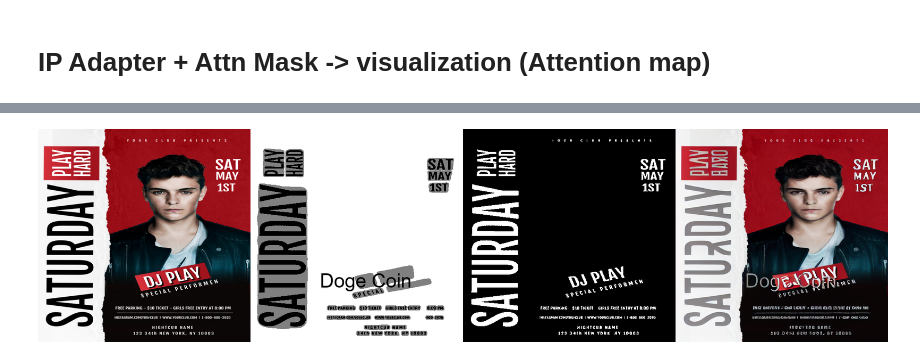
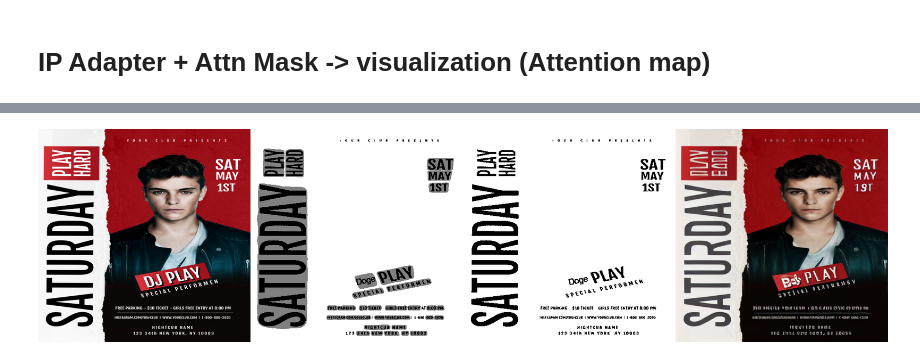
Before and after one commit to GoGiants1/MLVU-project, a Jupyter notebook: attention_vis.ipynb, the cells around one changed output, grey strips where cells are left out. Drawn from its saved outputs; the diff is of its cells as text; code cells hidden in the pictures.

Commit message:
dynamic mask size

```diff
--- a/attention_vis.ipynb
+++ b/attention_vis.ipynb
@@ -47,7 +47,7 @@ input_image = Image.open("text_diffuser/assets/test01.jpeg").convert("RGB").resi
 
 """ Change the text in the original image by coordinates and  """
 
-sample_text="Doge Coin"
+sample_text="Doge"
 # for original_input.jpeg. 110, 500에서 가장 가까운 mask의 글자를 바꾼다.
 coordinates=[[256, 256]]
 
@@ -65,7 +65,8 @@ arg_maskgen = make_text_segmentation_args(
     hier_det=True,
 )
 
-out, tss = gen_bbox_mask_and_text_stroke_mask(input_image, sample_text=sample_text, choice_list=coordinates, arg_textseg=arg_textseg, arg_maskgen=arg_maskgen)
+out, tss = gen_bbox_mask_and_text_stroke_mask(input_image, sample_text=sample_text, coordinates=coordinates, arg_textseg=arg_textseg, arg_maskgen=arg_maskgen)
+
 
 # out.save(f"./assets/mask_1_out.png") # for debugging
 text_mask_image = cv2.cvtColor(np.array(out), cv2.COLOR_RGB2BGR)
@@ -128,12 +130,14 @@ IP Adapter mask num  2
 hook_fn:  up_blocks.3.attentions.2.transformer_blocks.0.attn2
 # %%
 from diffusers.utils import make_image_grid
-img_list = [input_image, out, tss_image, output]
+text_mask_pil = Image.fromarray(out)
+img_list = [input_image, text_mask_pil, tss_image, output]
+resized_img_list = [img.resize((512,512)) for img in img_list]
 
-img = make_image_grid(img_list, rows=1, cols=len(img_list))
+img = make_image_grid(resized_img_list, rows=1, cols=len(resized_img_list))
 display(img)
 # %% [output]
-[figure, old version]
+[figure, new version]
 # %%
 from style_transfer.visualize_attention_src.ip_adapter_attn_map_utils import attn_maps, ip_attn_maps, upscale
 from collections import defaultdict
```
Also changed, not shown: parts of 3 cells of this notebook, 3 other files.
